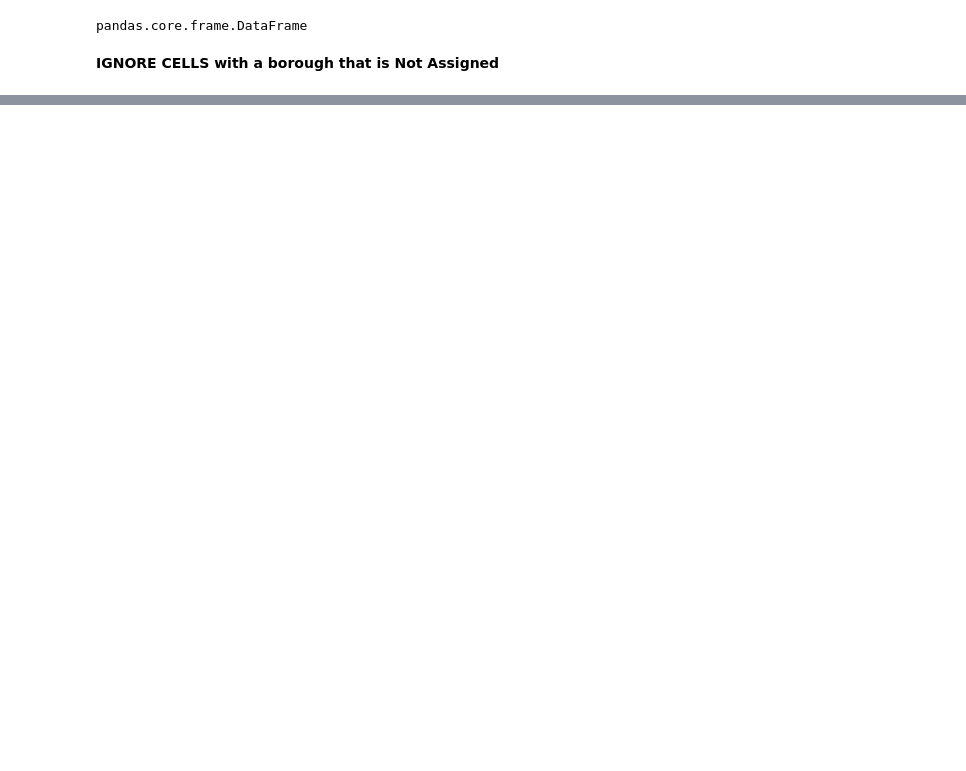
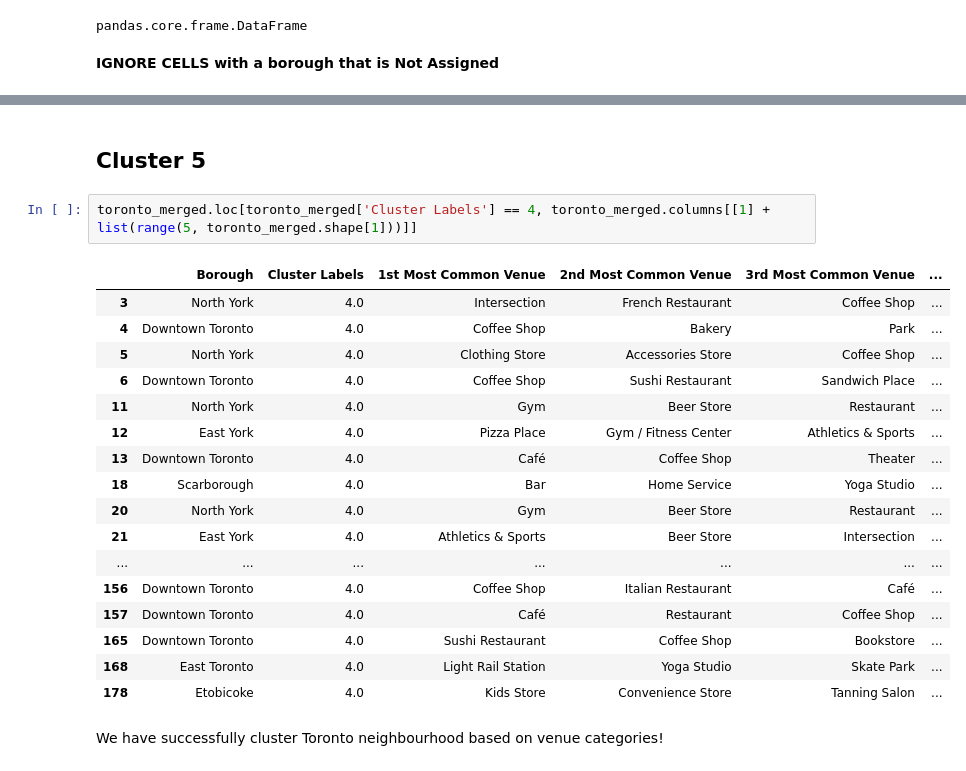
Before and after one commit to mikabtbr/Coursera_Capstone, a Jupyter notebook: Week 3 - Applied Data Science Capstone.ipynb, the cells around one changed output, grey strips where cells are left out. Drawn from its saved outputs; the diff is of its cells as text; blank space fills up the shorter version.

```diff
--- a/Week 3 - Applied Data Science Capstone.ipynb
+++ b/Week 3 - Applied Data Science Capstone.ipynb
@@ -161,0 +714,24 @@ data.shape
+# %% [markdown]
+## Cluster 5
+# %%
+toronto_merged.loc[toronto_merged['Cluster Labels'] == 4, toronto_merged.columns[[1] + list(range(5, toronto_merged.shape[1]))]]
+# %% [output]
+|  | Borough | Cluster Labels | 1st Most Common Venue | 2nd Most Common Venue | 3rd Most Common Venue | ... |
+| 3 | North York | 4.0 | Intersection | French Restaurant | Coffee Shop | ... |
+| 4 | Downtown Toronto | 4.0 | Coffee Shop | Bakery | Park | ... |
+| 5 | North York | 4.0 | Clothing Store | Accessories Store | Coffee Shop | ... |
+| 6 | Downtown Toronto | 4.0 | Coffee Shop | Sushi Restaurant | Sandwich Place | ... |
+| 11 | North York | 4.0 | Gym | Beer Store | Restaurant | ... |
+| 12 | East York | 4.0 | Pizza Place | Gym / Fitness Center | Athletics & Sports | ... |
+| 13 | Downtown Toronto | 4.0 | Café | Coffee Shop | Theater | ... |
+| 18 | Scarborough | 4.0 | Bar | Home Service | Yoga Studio | ... |
+| 20 | North York | 4.0 | Gym | Beer Store | Restaurant | ... |
+| 21 | East York | 4.0 | Athletics & Sports | Beer Store | Intersection | ... |
+| ... | ... | ... | ... | ... | ... | ... |
+| 156 | Downtown Toronto | 4.0 | Coffee Shop | Italian Restaurant | Café | ... |
+| 157 | Downtown Toronto | 4.0 | Café | Restaurant | Coffee Shop | ... |
+| 165 | Downtown Toronto | 4.0 | Sushi Restaurant | Coffee Shop | Bookstore | ... |
+| 168 | East Toronto | 4.0 | Light Rail Station | Yoga Studio | Skate Park | ... |
+| 178 | Etobicoke | 4.0 | Kids Store | Convenience Store | Tanning Salon | ... |
+# %% [markdown]
+We have successfully cluster Toronto neighbourhood based on venue categories!
```
Also changed, not shown: parts of 99 cells of this notebook.
